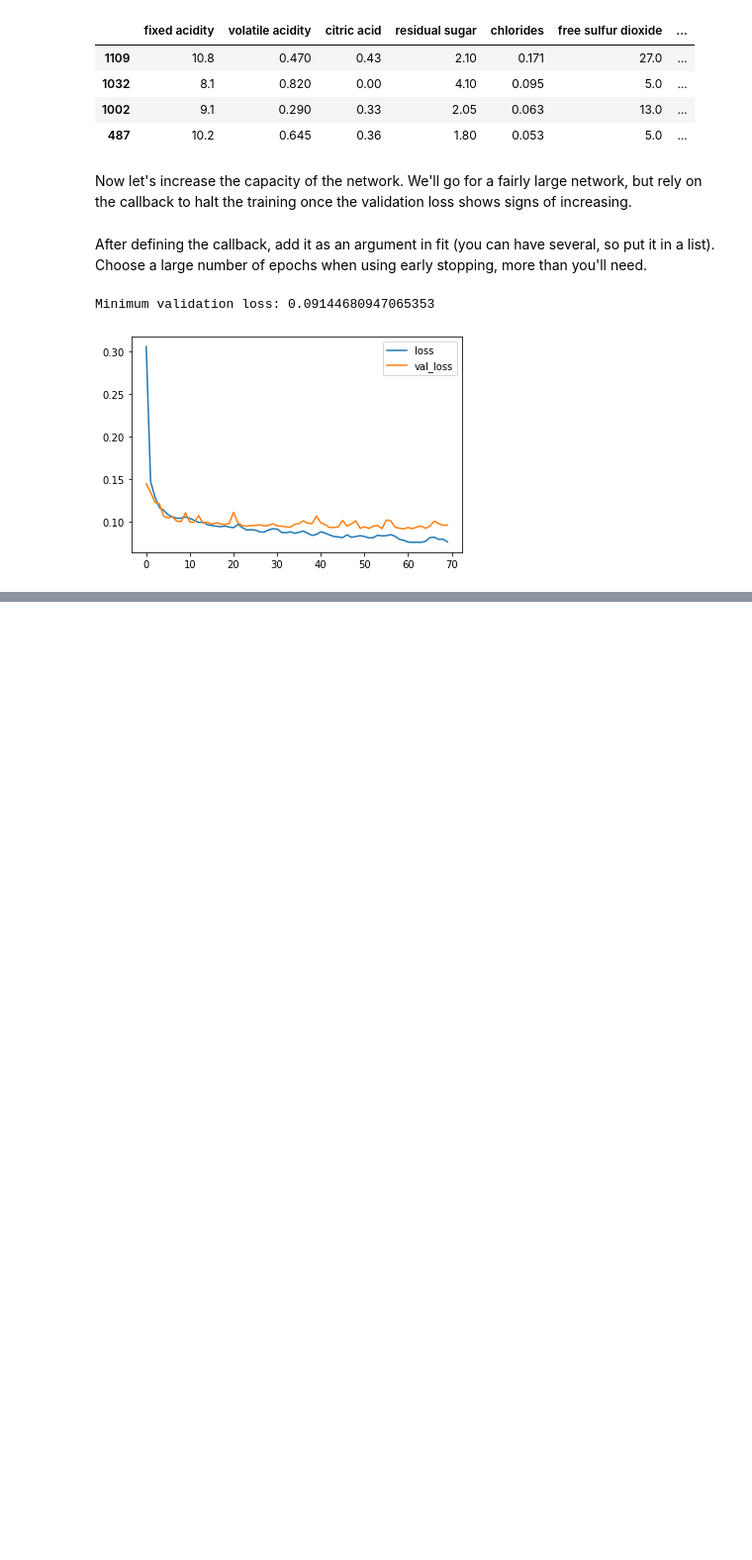
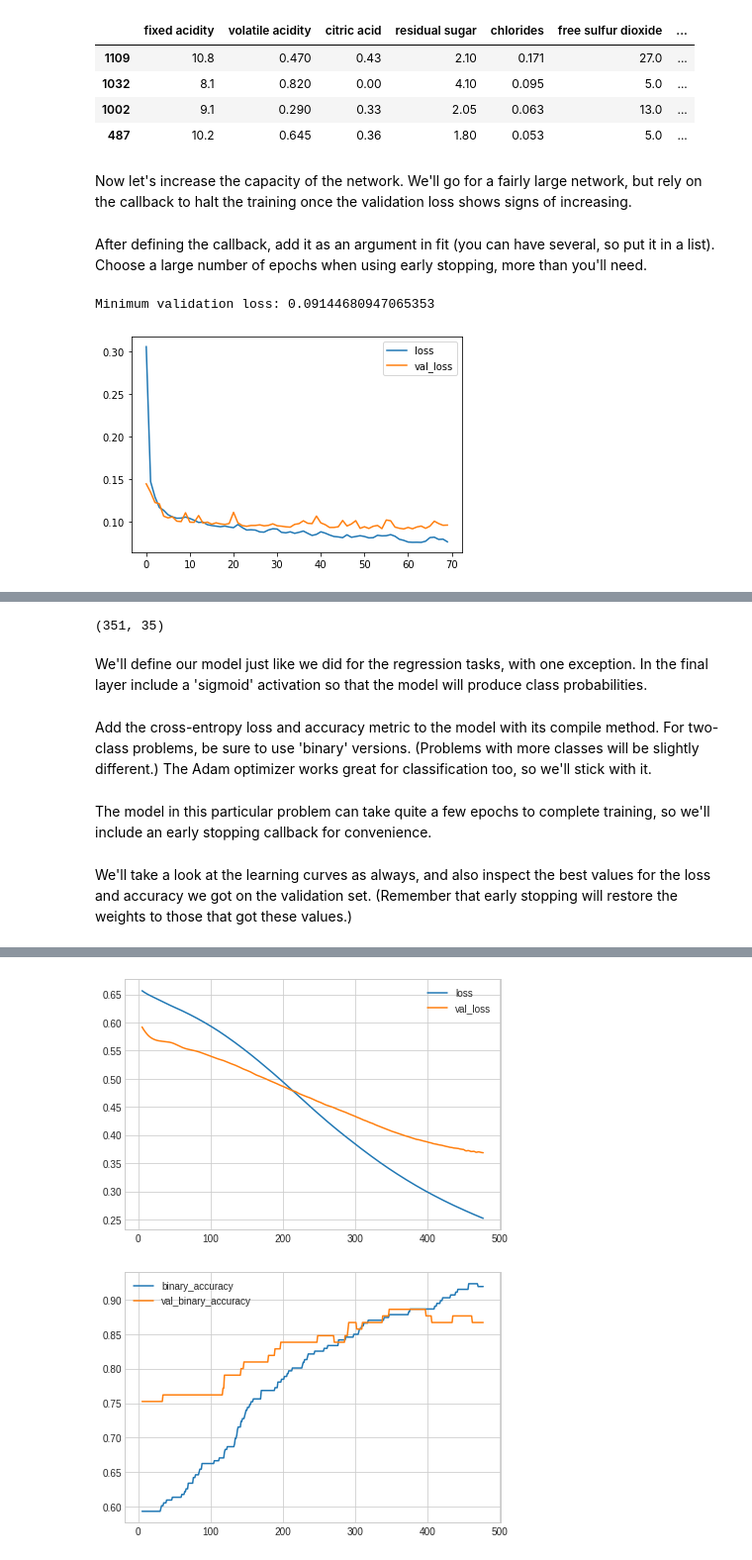
Before and after one commit to Kalderon-Sheikhman/Kaggle-All-Machine-Learning, a Jupyter notebook: 05-Intro-to-Deep-Learning/Deep-Learning.ipynb, the cells around one changed output, grey strips where cells are left out. Shown at 99% size. Cells and saved outputs as stored; diff of their text form; code cells hidden in the pictures; blank space fills up the shorter version.

```diff
--- a/05-Intro-to-Deep-Learning/Deep-Learning.ipynb
+++ b/05-Intro-to-Deep-Learning/Deep-Learning.ipynb
@@ -500,0 +694,52 @@ Minimum validation loss: 0.09144680947065353
+# %%
+ion.shape
+# %% [output]
+(351, 35)
+# %% [markdown]
+We'll define our model just like we did for the regression tasks, with one exception. In the final layer include a 'sigmoid' activation so that the model will produce class probabilities.
+# %%
+from tensorflow import keras
+from tensorflow.keras import layers
+
+model = keras.Sequential([
+    layers.Dense(4, activation='relu', input_shape=[33]),
+    layers.Dense(4, activation='relu'),
+    layers.Dense(1, activation='sigmoid'),
+])
+# %% [markdown]
+Add the cross-entropy loss and accuracy metric to the model with its compile method. For two-class problems, be sure to use 'binary' versions. (Problems with more classes will be slightly different.) The Adam optimizer works great for classification too, so we'll stick with it.
+# %%
+model.compile(
+optimizer = "adam",
+loss = "binary_crossentropy",
+metrics = ['binary_accuracy'],)
+# %% [markdown]
+The model in this particular problem can take quite a few epochs to complete training, so we'll include an early stopping callback for convenience.
+# %%
+early_stopping = keras.callbacks.EarlyStopping(
+    patience=10,
+    min_delta=0.001,
+    restore_best_weights=True,
+)
+
+history = model.fit(
+    X_train, y_train,
+    validation_data=(X_valid, y_valid),
+    batch_size=512,
+    epochs=1000,
+    callbacks=[early_stopping],
+    verbose=0, # hide the output because we have so many epochs
+)
+# %% [markdown]
+We'll take a look at the learning curves as always, and also inspect the best values for the loss and accuracy we got on the validation set. (Remember that early stopping will restore the weights to those that got these values.)
+# %%
+history_df = pd.DataFrame(history.history)
+# Start the plot at epoch 5
+history_df.loc[5:, ['loss', 'val_loss']].plot()
+history_df.loc[5:, ['binary_accuracy', 'val_binary_accuracy']].plot()
+
+print(("Best Validation Loss: {:0.4f}" +\
+      "\nBest Validation Accuracy: {:0.4f}")\
+      .format(history_df['val_loss'].min(),
+              history_df['val_binary_accuracy'].max()))
+# %% [output]
@@ -500,0 +748,2 @@ Minimum validation loss: 0.09144680947065353
+[figure, added]
+[figure, added]
```
Also changed, not shown: parts of 16 cells of this notebook, 1 other file.
